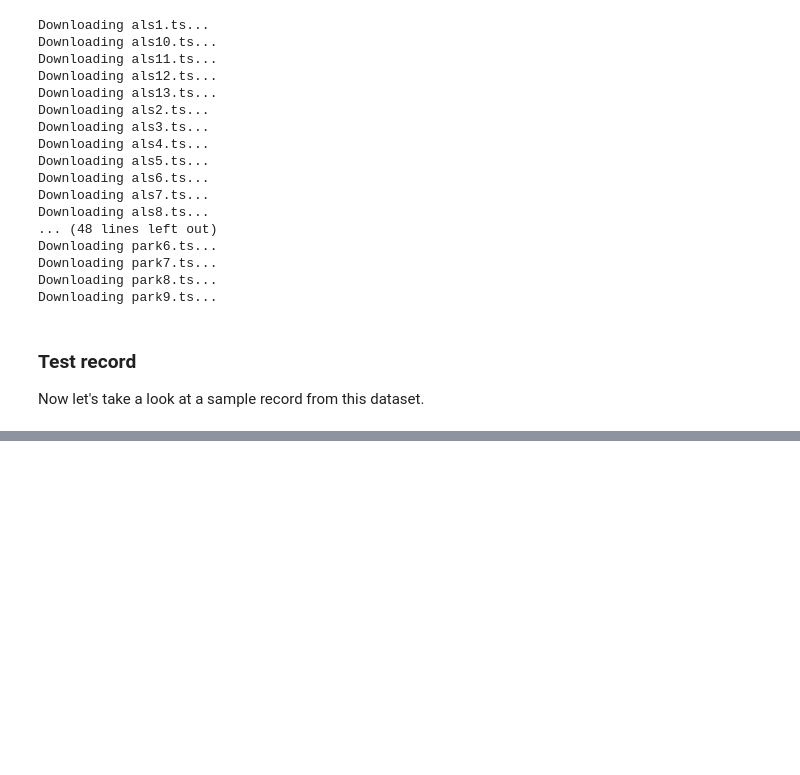
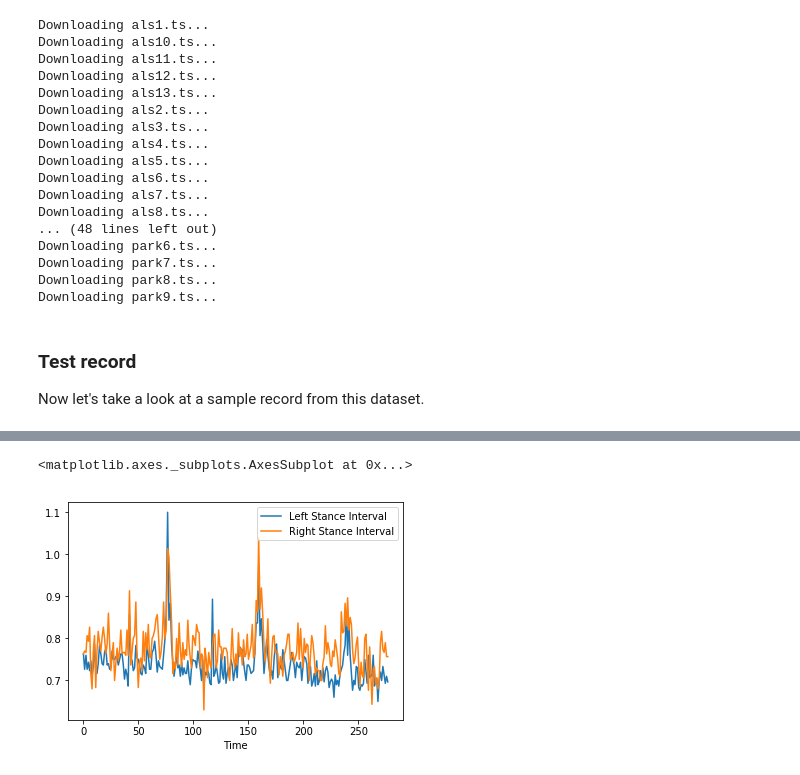
Before and after one commit to miguelfmc/gaitndd-wrangling, a Jupyter notebook: PhysiobankDataGathering.ipynb, the cells around one changed output, grey strips where cells are left out. Saved outputs shown, nothing was run; the diff lists cells and outputs as text; code cells hidden in the pictures; blank space fills up the shorter version.

```diff
--- a/PhysiobankDataGathering.ipynb
+++ b/PhysiobankDataGathering.ipynb
@@ -82,0 +163,5 @@ Now let's take a look at a sample record from this dataset.
+# %%
+test_df_mod.plot(x="Time", y=["Left Stance Interval", "Right Stance Interval"])
+# %% [output]
+<matplotlib.axes._subplots.AxesSubplot at 0x...>
+[figure, added]
```
Also changed, not shown: parts of 10 cells of this notebook.
